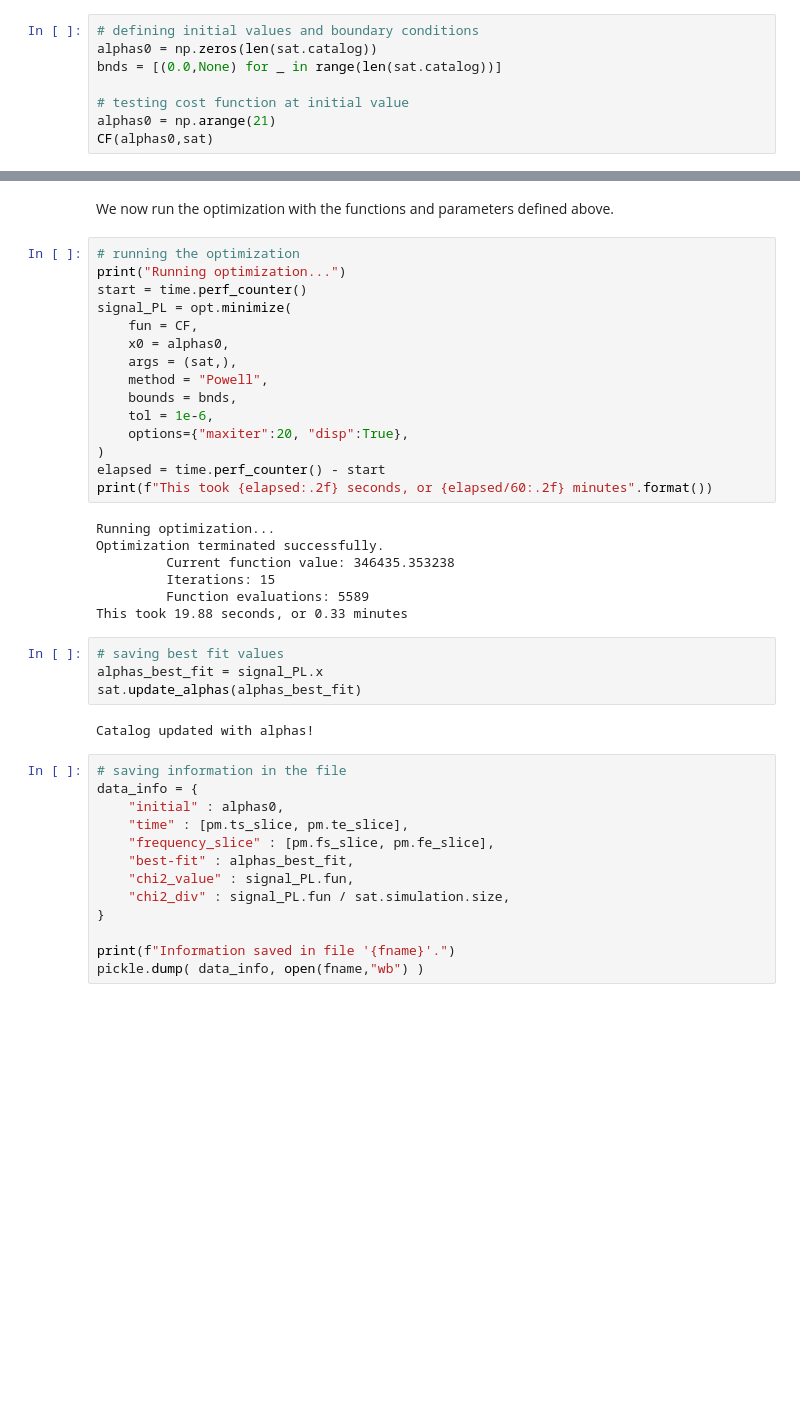
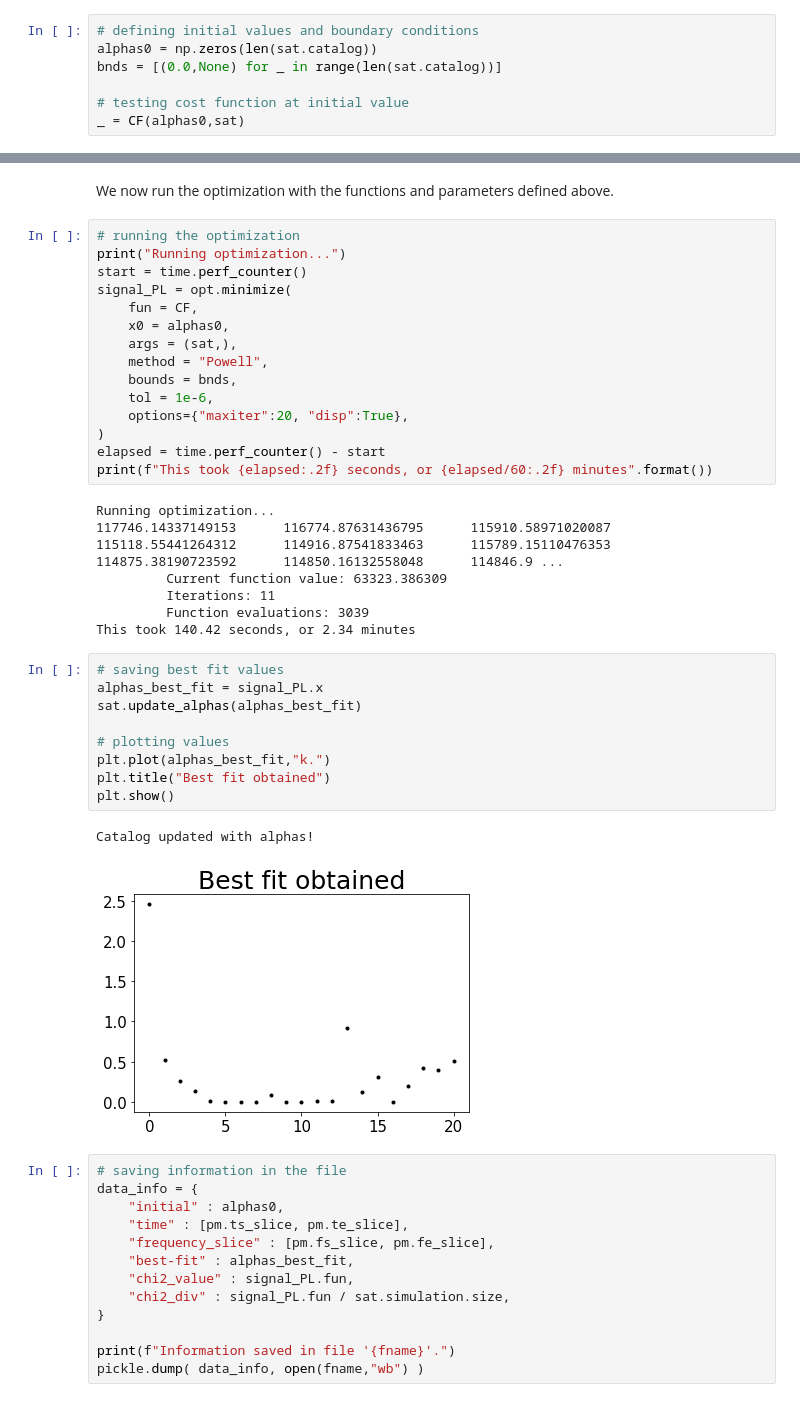
Before and after one commit to vitoria-ab/satellite_RFI-mine, a Jupyter notebook: Notebooks/N3_fitting.ipynb, the cells around one changed output, grey strips where cells are left out. Cells and saved outputs as stored; diff of their text form; blank space fills up the shorter version.

```diff
--- a/Notebooks/N3_fitting.ipynb
+++ b/Notebooks/N3_fitting.ipynb
@@ -76,6 +80,5 @@ alphas0 = np.zeros(len(sat.catalog))
 bnds = [(0.0,None) for _ in range(len(sat.catalog))]
 
 # testing cost function at initial value
-alphas0 = np.arange(21)
-CF(alphas0,sat)
+_ = CF(alphas0,sat)
 # %% [output]
@@ -101,17 +104,23 @@ elapsed = time.perf_counter() - start
 print(f"This took {elapsed:.2f} seconds, or {elapsed/60:.2f} minutes".format())
 # %% [output]
 Running optimization...
-Optimization terminated successfully.
-         Current function value: 346435.353238
-         Iterations: 15
-         Function evaluations: 5589
-This took 19.88 seconds, or 0.33 minutes
+117746.14337149153      116774.87631436795      115910.58971020087      115118.55441264312      114916.87541833463      115789.15110476353      114875.38190723592      114850.16132558048      114846.9 ...
+         Current function value: 63323.386309
+         Iterations: 11
+         Function evaluations: 3039
+This took 140.42 seconds, or 2.34 minutes
 # %%
 # saving best fit values
 alphas_best_fit = signal_PL.x
 sat.update_alphas(alphas_best_fit)
+
+# plotting values
+plt.plot(alphas_best_fit,"k.")
+plt.title("Best fit obtained")
+plt.show()
 # %% [output]
 Catalog updated with alphas!
+[figure, added]
 # %%
 # saving information in the file
 data_info = {
```
Also changed, not shown: parts of 2 cells of this notebook, 58 other files.
